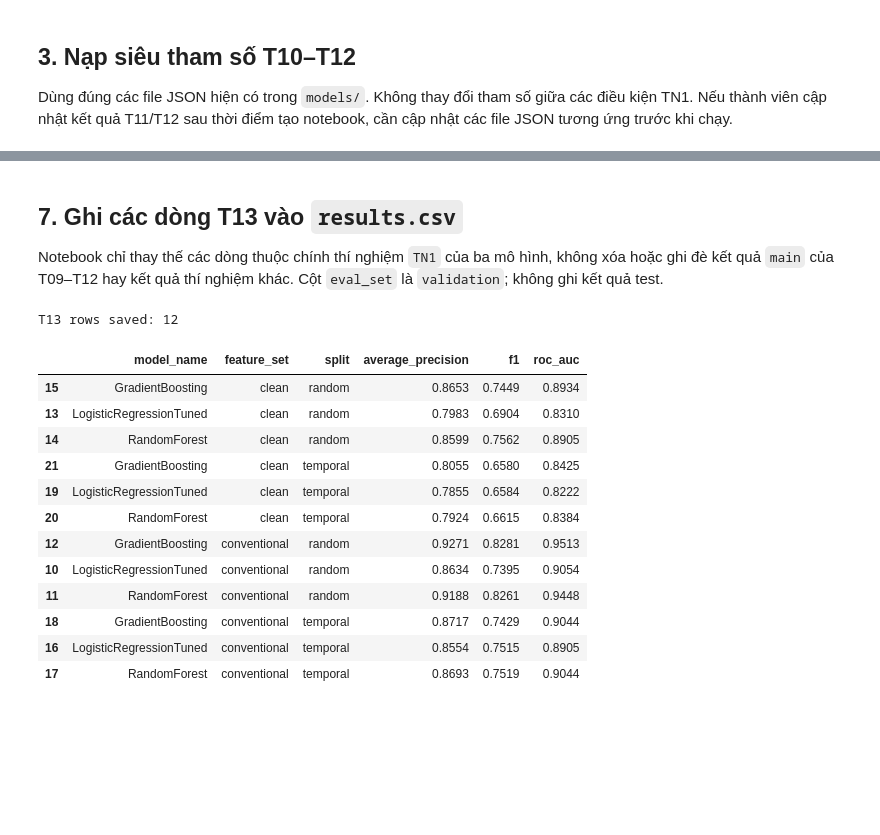
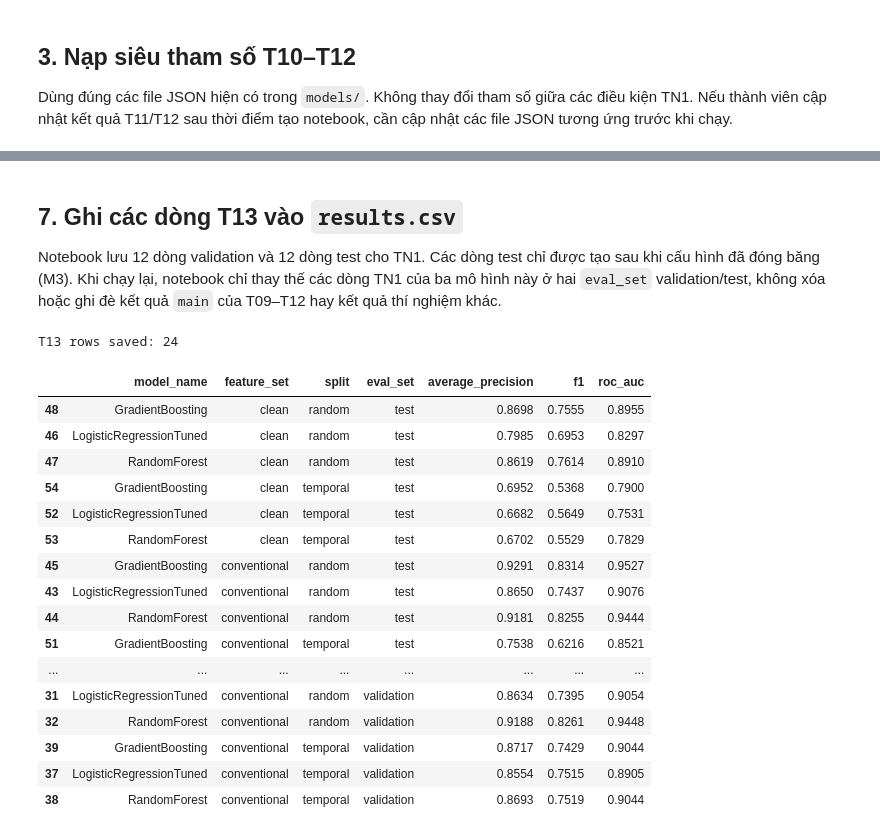
Before and after one commit to trantrungquy610/HotelBookingML, a Jupyter notebook: notebooks/07_tn1_leakage_split.ipynb, the cells around one changed output, grey strips where cells are left out. Saved outputs shown, nothing was run; the diff lists cells and outputs as text; code cells hidden in the pictures; blank space fills up the shorter version.

```diff
--- a/notebooks/07_tn1_leakage_split.ipynb
+++ b/notebooks/07_tn1_leakage_split.ipynb
@@ -375,52 +409,56 @@ Saved: reports/figures/tn1_leakage_split_comparison.png
 # %% [markdown]
 ## 7. Ghi các dòng T13 vào `results.csv`
 
-Notebook chỉ thay thế các dòng thuộc chính thí nghiệm `TN1` của ba mô hình, không xóa hoặc ghi đè kết quả `main` của T09–T12 hay kết quả thí nghiệm khác. Cột `eval_set` là `validation`; không ghi kết quả test.
+Notebook lưu 12 dòng validation và 12 dòng test cho TN1. Các dòng test chỉ được tạo sau khi cấu hình đã đóng băng (M3). Khi chạy lại, notebook chỉ thay thế các dòng TN1 của ba mô hình này ở hai `eval_set` validation/test, không xóa hoặc ghi đè kết quả `main` của T09–T12 hay kết quả thí nghiệm khác.
 # %%
 if RESULTS_PATH.exists() and RESULTS_PATH.stat().st_size > 0:
     existing = pd.read_csv(RESULTS_PATH, dtype=str, keep_default_na=False)
     if list(existing.columns) != RESULT_COLUMNS:
         raise ValueError("results.csv không khớp RESULT_COLUMNS trong src/evaluate.py")
     owned = (
         existing["experiment"].str.upper().eq("TN1")
         & existing["model_name"].isin(MODEL_NAMES)
-        & existing["eval_set"].eq("validation")
+        & existing["eval_set"].isin(["validation", "test"])
     )
     existing.loc[~owned].to_csv(RESULTS_PATH, index=False)
 else:
     pd.DataFrame(columns=RESULT_COLUMNS).to_csv(RESULTS_PATH, index=False)
 
-for row in result_rows:
-    # Dùng append_result để giữ schema chung của nhóm.
-    from src.evaluate import append_result
+from src.evaluate import append_result
+for row in validation_rows + test_rows:
     append_result(row, path=str(RESULTS_PATH))
 
 saved = pd.read_csv(RESULTS_PATH)
 tn1_saved = saved[
     saved["experiment"].eq("TN1")
     & saved["model_name"].isin(MODEL_NAMES)
-    & saved["eval_set"].eq("validation")
+    & saved["eval_set"].isin(["validation", "test"])
 ]
-assert len(tn1_saved) == 12
+assert len(tn1_saved) == 24
+assert tn1_saved.groupby("eval_set").size().to_dict() == {"test": 12, "validation": 12}
 print("T13 rows saved:", len(tn1_saved))
 display(tn1_saved[[
-    "model_name", "feature_set", "split", "average_precision", "f1", "roc_auc"
-]].sort_values(["feature_set", "split", "model_name"]))
+    "model_name", "feature_set", "split", "eval_set", "average_precision", "f1", "roc_auc"
+]].sort_values(["eval_set", "feature_set", "split", "model_name"]))
 # %% [output]
-T13 rows saved: 12
+T13 rows saved: 24
-|  | model_name | feature_set | split | average_precision | f1 | roc_auc |
-| 15 | GradientBoosting | clean | random | 0.8653 | 0.7449 | 0.8934 |
-| 13 | LogisticRegressionTuned | clean | random | 0.7983 | 0.6904 | 0.8310 |
-| 14 | RandomForest | clean | random | 0.8599 | 0.7562 | 0.8905 |
-| 21 | GradientBoosting | clean | temporal | 0.8055 | 0.6580 | 0.8425 |
-| 19 | LogisticRegressionTuned | clean | temporal | 0.7855 | 0.6584 | 0.8222 |
-| 20 | RandomForest | clean | temporal | 0.7924 | 0.6615 | 0.8384 |
-| 12 | GradientBoosting | conventional | random | 0.9271 | 0.8281 | 0.9513 |
-| 10 | LogisticRegressionTuned | conventional | random | 0.8634 | 0.7395 | 0.9054 |
-| 11 | RandomForest | conventional | random | 0.9188 | 0.8261 | 0.9448 |
-| 18 | GradientBoosting | conventional | temporal | 0.8717 | 0.7429 | 0.9044 |
-| 16 | LogisticRegressionTuned | conventional | temporal | 0.8554 | 0.7515 | 0.8905 |
-| 17 | RandomForest | conventional | temporal | 0.8693 | 0.7519 | 0.9044 |
+|  | model_name | feature_set | split | eval_set | average_precision | f1 | roc_auc |
+| 48 | GradientBoosting | clean | random | test | 0.8698 | 0.7555 | 0.8955 |
+| 46 | LogisticRegressionTuned | clean | random | test | 0.7985 | 0.6953 | 0.8297 |
+| 47 | RandomForest | clean | random | test | 0.8619 | 0.7614 | 0.8910 |
+| 54 | GradientBoosting | clean | temporal | test | 0.6952 | 0.5368 | 0.7900 |
+| 52 | LogisticRegressionTuned | clean | temporal | test | 0.6682 | 0.5649 | 0.7531 |
+| 53 | RandomForest | clean | temporal | test | 0.6702 | 0.5529 | 0.7829 |
+| 45 | GradientBoosting | conventional | random | test | 0.9291 | 0.8314 | 0.9527 |
+| 43 | LogisticRegressionTuned | conventional | random | test | 0.8650 | 0.7437 | 0.9076 |
+| 44 | RandomForest | conventional | random | test | 0.9181 | 0.8255 | 0.9444 |
+| 51 | GradientBoosting | conventional | temporal | test | 0.7538 | 0.6216 | 0.8521 |
+| ... | ... | ... | ... | ... | ... | ... | ... |
+| 31 | LogisticRegressionTuned | conventional | random | validation | 0.8634 | 0.7395 | 0.9054 |
+| 32 | RandomForest | conventional | random | validation | 0.9188 | 0.8261 | 0.9448 |
+| 39 | GradientBoosting | conventional | temporal | validation | 0.8717 | 0.7429 | 0.9044 |
+| 37 | LogisticRegressionTuned | conventional | temporal | validation | 0.8554 | 0.7515 | 0.8905 |
+| 38 | RandomForest | conventional | temporal | validation | 0.8693 | 0.7519 | 0.9044 |
 # %% [markdown]
 ## 8. Kiểm tra và diễn giải kết quả
 
```
Also changed, not shown: parts of 10 cells of this notebook, 3 other files.
